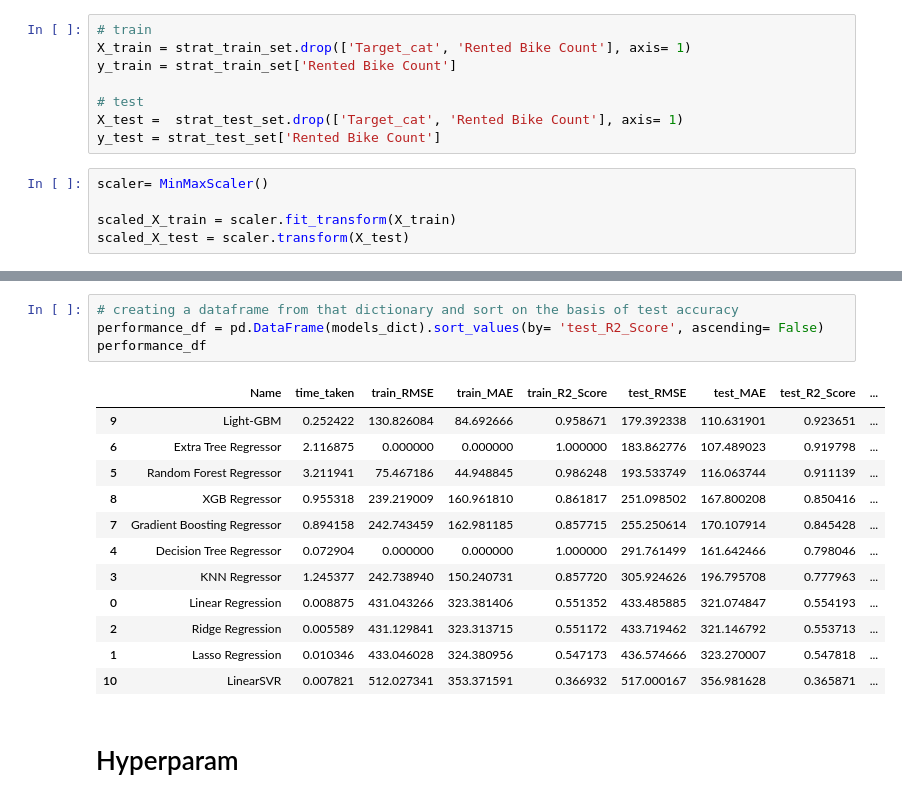
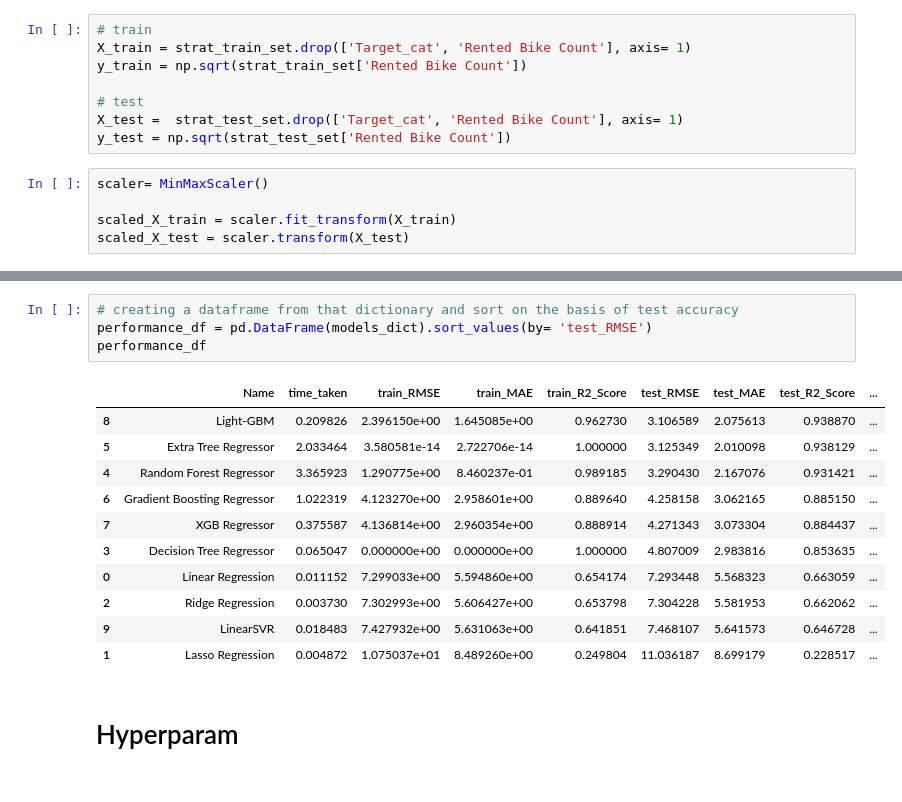
Before and after one commit to Gaurav2912/Bike-Sharing-Demand-Prediction, a Jupyter notebook: Bike_Sharing_Demand_Prediction_Capstone_Project.ipynb, the cells around one changed output, grey strips where cells are left out. Saved outputs shown, nothing was run; the diff lists cells and outputs as text.

```diff
--- a/Bike_Sharing_Demand_Prediction_Capstone_Project.ipynb
+++ b/Bike_Sharing_Demand_Prediction_Capstone_Project.ipynb
@@ -504,11 +538,11 @@ Name: Target_cat, dtype: float64
 # %%
 # train
 X_train = strat_train_set.drop(['Target_cat', 'Rented Bike Count'], axis= 1)
-y_train = strat_train_set['Rented Bike Count']
+y_train = np.sqrt(strat_train_set['Rented Bike Count'])
 
 # test
 X_test =  strat_test_set.drop(['Target_cat', 'Rented Bike Count'], axis= 1)
-y_test = strat_test_set['Rented Bike Count']
+y_test = np.sqrt(strat_test_set['Rented Bike Count'])
 # %%
 scaler= MinMaxScaler()
 
@@ -609,20 +641,19 @@ We are at Light-GBM
 We are at LinearSVR
 # %%
 # creating a dataframe from that dictionary and sort on the basis of test accuracy
-performance_df = pd.DataFrame(models_dict).sort_values(by= 'test_R2_Score', ascending= False)
+performance_df = pd.DataFrame(models_dict).sort_values(by= 'test_RMSE')
 performance_df
 # %% [output]
 |  | Name | time_taken | train_RMSE | train_MAE | train_R2_Score | test_RMSE | test_MAE | test_R2_Score | ... |
-| 9 | Light-GBM | 0.252422 | 130.826084 | 84.692666 | 0.958671 | 179.392338 | 110.631901 | 0.923651 | ... |
-| 6 | Extra Tree Regressor | 2.116875 | 0.000000 | 0.000000 | 1.000000 | 183.862776 | 107.489023 | 0.919798 | ... |
-| 5 | Random Forest Regressor | 3.211941 | 75.467186 | 44.948845 | 0.986248 | 193.533749 | 116.063744 | 0.911139 | ... |
-| 8 | XGB Regressor | 0.955318 | 239.219009 | 160.961810 | 0.861817 | 251.098502 | 167.800208 | 0.850416 | ... |
-| 7 | Gradient Boosting Regressor | 0.894158 | 242.743459 | 162.981185 | 0.857715 | 255.250614 | 170.107914 | 0.845428 | ... |
-| 4 | Decision Tree Regressor | 0.072904 | 0.000000 | 0.000000 | 1.000000 | 291.761499 | 161.642466 | 0.798046 | ... |
-| 3 | KNN Regressor | 1.245377 | 242.738940 | 150.240731 | 0.857720 | 305.924626 | 196.795708 | 0.777963 | ... |
-| 0 | Linear Regression | 0.008875 | 431.043266 | 323.381406 | 0.551352 | 433.485885 | 321.074847 | 0.554193 | ... |
-| 2 | Ridge Regression | 0.005589 | 431.129841 | 323.313715 | 0.551172 | 433.719462 | 321.146792 | 0.553713 | ... |
-| 1 | Lasso Regression | 0.010346 | 433.046028 | 324.380956 | 0.547173 | 436.574666 | 323.270007 | 0.547818 | ... |
-| 10 | LinearSVR | 0.007821 | 512.027341 | 353.371591 | 0.366932 | 517.000167 | 356.981628 | 0.365871 | ... |
+| 8 | Light-GBM | 0.209826 | 2.396150e+00 | 1.645085e+00 | 0.962730 | 3.106589 | 2.075613 | 0.938870 | ... |
+| 5 | Extra Tree Regressor | 2.033464 | 3.580581e-14 | 2.722706e-14 | 1.000000 | 3.125349 | 2.010098 | 0.938129 | ... |
+| 4 | Random Forest Regressor | 3.365923 | 1.290775e+00 | 8.460237e-01 | 0.989185 | 3.290430 | 2.167076 | 0.931421 | ... |
+| 6 | Gradient Boosting Regressor | 1.022319 | 4.123270e+00 | 2.958601e+00 | 0.889640 | 4.258158 | 3.062165 | 0.885150 | ... |
+| 7 | XGB Regressor | 0.375587 | 4.136814e+00 | 2.960354e+00 | 0.888914 | 4.271343 | 3.073304 | 0.884437 | ... |
+| 3 | Decision Tree Regressor | 0.065047 | 0.000000e+00 | 0.000000e+00 | 1.000000 | 4.807009 | 2.983816 | 0.853635 | ... |
+| 0 | Linear Regression | 0.011152 | 7.299033e+00 | 5.594860e+00 | 0.654174 | 7.293448 | 5.568323 | 0.663059 | ... |
+| 2 | Ridge Regression | 0.003730 | 7.302993e+00 | 5.606427e+00 | 0.653798 | 7.304228 | 5.581953 | 0.662062 | ... |
+| 9 | LinearSVR | 0.018483 | 7.427932e+00 | 5.631063e+00 | 0.641851 | 7.468107 | 5.641573 | 0.646728 | ... |
+| 1 | Lasso Regression | 0.004872 | 1.075037e+01 | 8.489260e+00 | 0.249804 | 11.036187 | 8.699179 | 0.228517 | ... |
 # %% [markdown]
 # Hyperparam
```
Also changed, not shown: parts of 31 cells of this notebook.
